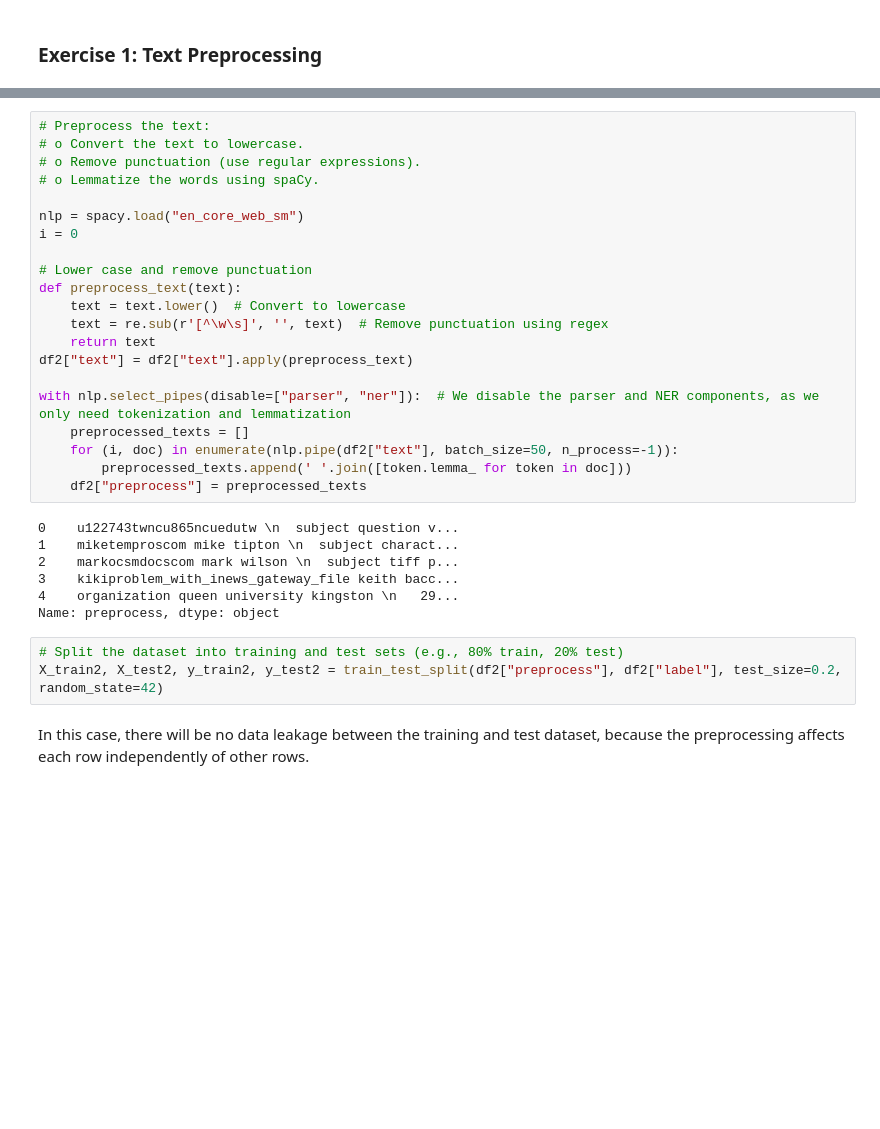
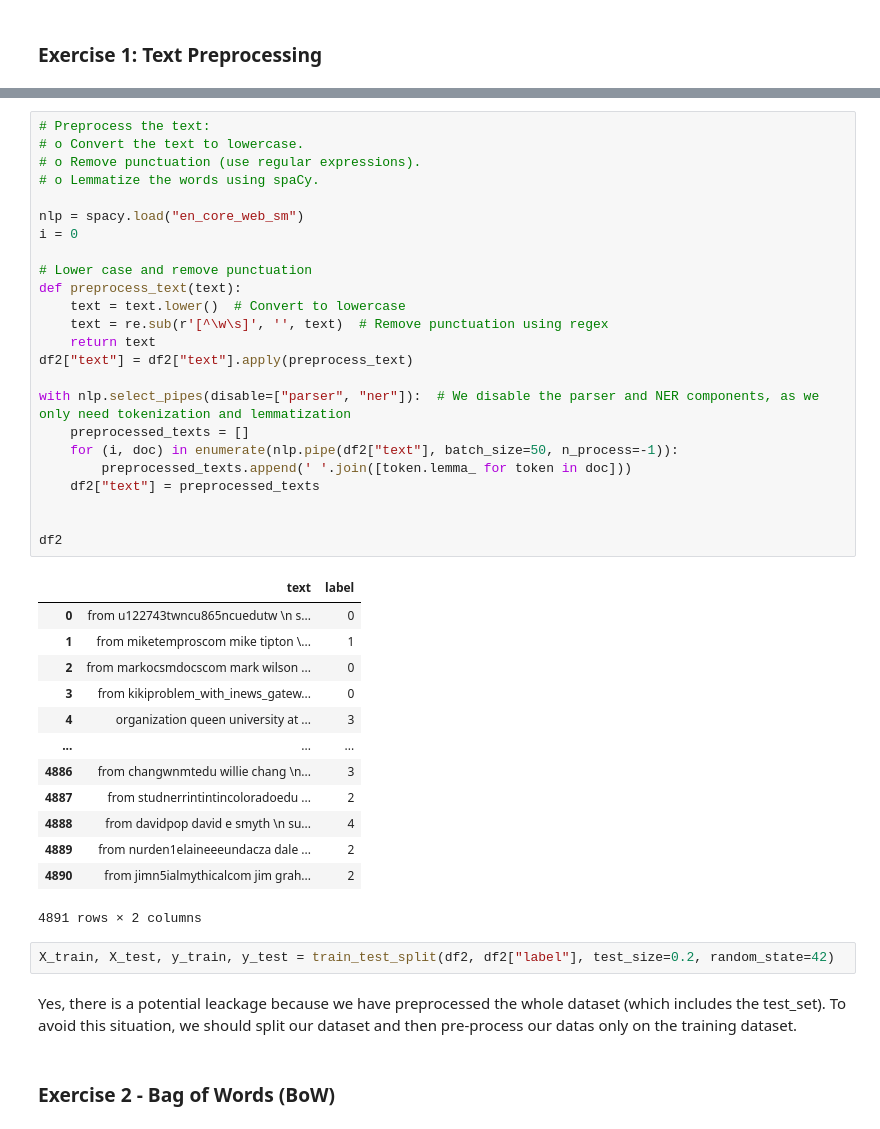
Before and after one commit to 0zzone/machine-learning-efrei-s8, a Jupyter notebook: lab2.ipynb, the cells around one changed output, grey strips where cells are left out. Drawn from its saved outputs; the diff is of its cells as text; blank space fills up the shorter version.

```diff
--- a/lab2.ipynb
+++ b/lab2.ipynb
@@ -307,33 +319,45 @@ Target names: ['comp.graphics', 'comp.os.ms-windows.misc', 'comp.sys.ibm.pc.hard
 # %%
 # Preprocess the text:
 # o Convert the text to lowercase.
 # o Remove punctuation (use regular expressions).
 # o Lemmatize the words using spaCy.
 
 nlp = spacy.load("en_core_web_sm")
 i = 0
 
 # Lower case and remove punctuation
 def preprocess_text(text):
     text = text.lower()  # Convert to lowercase
     text = re.sub(r'[^\w\s]', '', text)  # Remove punctuation using regex
     return text
 df2["text"] = df2["text"].apply(preprocess_text)
 
 with nlp.select_pipes(disable=["parser", "ner"]):  # We disable the parser and NER components, as we only need tokenization and lemmatization
     preprocessed_texts = []
     for (i, doc) in enumerate(nlp.pipe(df2["text"], batch_size=50, n_process=-1)):
         preprocessed_texts.append(' '.join([token.lemma_ for token in doc]))
-    df2["preprocess"] = preprocessed_texts
+    df2["text"] = preprocessed_texts
+
+
+df2
 # %% [output]
+|  | text | label |
+| 0 | from u122743twncu865ncuedutw \n s... | 0 |
+| 1 | from miketemproscom mike tipton \... | 1 |
+| 2 | from markocsmdocscom mark wilson ... | 0 |
+| 3 | from kikiproblem_with_inews_gatew... | 0 |
+| 4 | organization queen university at ... | 3 |
+| ... | ... | ... |
+| 4886 | from changwnmtedu willie chang \n... | 3 |
+| 4887 | from studnerrintintincoloradoedu ... | 2 |
+| 4888 | from davidpop david e smyth \n su... | 4 |
+| 4889 | from nurden1elaineeeundacza dale ... | 2 |
+| 4890 | from jimn5ialmythicalcom jim grah... | 2 |
-0    u122743twncu865ncuedutw \n  subject question v...
-1    miketemproscom mike tipton \n  subject charact...
-2    markocsmdocscom mark wilson \n  subject tiff p...
-3    kikiproblem_with_inews_gateway_file keith bacc...
-4    organization queen university kingston \n   29...
-Name: preprocess, dtype: object
+4891 rows × 2 columns
-# %%
-# Split the dataset into training and test sets (e.g., 80% train, 20% test)
-X_train2, X_test2, y_train2, y_test2 = train_test_split(df2["preprocess"], df2["label"], test_size=0.2, random_state=42)
-# %% [markdown]
-In this case, there will be no data leakage between the training and test dataset, because the preprocessing affects each row independently of other rows.
+# %%
+X_train, X_test, y_train, y_test = train_test_split(df2, df2["label"], test_size=0.2, random_state=42)
+# %% [markdown]
+Yes, there is a potential leackage because we have preprocessed the whole dataset (which includes the test_set).
+To avoid this situation, we should split our dataset and then pre-process our datas only on the training dataset.
+# %% [markdown]
+### Exercise 2 - Bag of Words (BoW)
```
Also changed, not shown: parts of 14 cells of this notebook.
